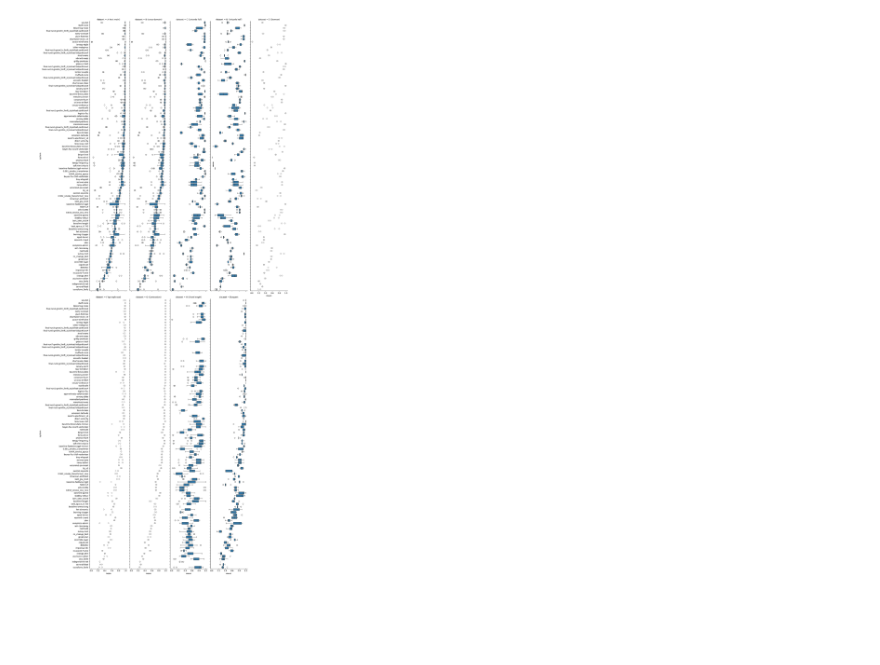
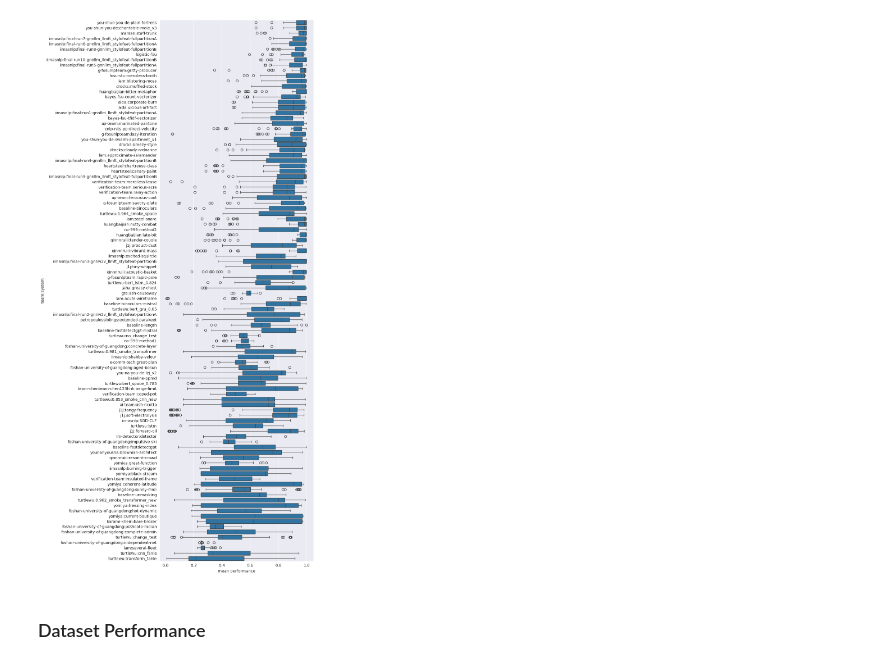
Before and after one commit to pan-webis-de/pan24-generative-ai-authorship-verification, a Jupyter notebook: pan24_task_eval/pan24-generative-authorship-evaluation.ipynb, the cells around one changed output. Drawn from its saved outputs; the diff is of its cells as text; code cells hidden in the pictures; blank space fills up the shorter version.

Commit message:
Update task eval

```diff
--- a/pan24_task_eval/pan24-generative-authorship-evaluation.ipynb
+++ b/pan24_task_eval/pan24-generative-authorship-evaluation.ipynb
@@ -72,4 +57,4 @@ df_mean
 # %%
-df_mean_by_ds = df.groupby(['dataset', 'team', 'system']).mean().sort_values(['dataset', 'mean'], ascending=[True, False])
-df_mean_by_ds.corr(method='spearman')
+df_team_ds_mean = df.groupby(['dataset', 'category', 'system']).mean().sort_values(['dataset', 'mean'], ascending=False)
+df_team_ds_mean
 # %% [output]
@@ -82,0 +77,3 @@ df_mean_by_ds.corr(method='spearman')
+# %%
+df_team_std = df_team_ds_mean.groupby('system').std().sort_values('mean')
+df_team_std
@@ -82,0 +97,3 @@ df_mean_by_ds.corr(method='spearman')
+# %%
+df_team_mean = df.groupby('system').mean().sort_values('mean', ascending=False)
+df_team_mean
@@ -82,0 +117,4 @@ df_mean_by_ds.corr(method='spearman')
+# %%
+df_team_mean_adjusted = df_team_mean - df_team_std
+df_team_mean_adjusted = df_team_mean_adjusted.sort_values('mean', ascending=False)
+df_team_mean_adjusted
@@ -83,20 +136,19 @@ df_mean_by_ds.corr(method='spearman')
 # %%
-group = 'system'
-sort_order = df.loc['A (test main)'].groupby(group).median('mean').sort_values('mean', ascending=False).index
-# sort_order = df.groupby(group).median('mean').sort_values('mean', ascending=False).index
-g = sns.FacetGrid(df.reset_index(), col='dataset', col_wrap=5, height=20, aspect=0.18)
-# for d in df.index.unique(0).values:
-    # plt.figure(figsize=(5, 7))
-# g.map_dataframe(sns.barplot, x='mean', y='system', errorbar=('ci', 95), order=sort_order)
+# sort_order = df.loc[:, :, :, 'test']['mean'].groupby('system').mean().sort_values(ascending=False).index
+sort_order = df_team_mean_adjusted['mean'].groupby('system').mean().sort_values(ascending=False).index
 
-def _map_fn(data, **kwargs):
-    if data['source'].nunique() < 5:
-        return sns.scatterplot(data=data, fc='none', ec='k', **kwargs)
-    return sns.boxplot(data=data, order=sort_order, **kwargs)
+# g = sns.FacetGrid(df.reset_index(), col='category', col_wrap=5, height=20, aspect=0.18)
 
-g.map_dataframe(_map_fn, x='mean', y=group)
-    # plt.title(d)
+# def _map_fn(data, order, **kwargs):
+#     if data['dataset'].nunique() < 5:
+#         return sns.scatterplot(data=data, fc='none', ec='k', **kwargs)
+#     return sns.boxplot(data=data, order=order, **kwargs)
+
+# g.map_dataframe(_map_fn, x='mean', y='system', order=sort_order)
+plt.figure(figsize=(10, 20))
+sns.boxplot(data=df, y='system', x='mean', order=sort_order).set(xlabel='mean performance', ylabel='team:system')
 plt.tight_layout()
+plt.savefig('../data/eval-figures/participants-runs.pdf')
 plt.show()
 # %% [output]
-[figure, old version]
+[figure, new version]
@@ -127,0 +155,2 @@ plt.show()
+# %% [markdown]
+### Dataset Performance
```
Also changed, not shown: parts of 18 cells of this notebook.
